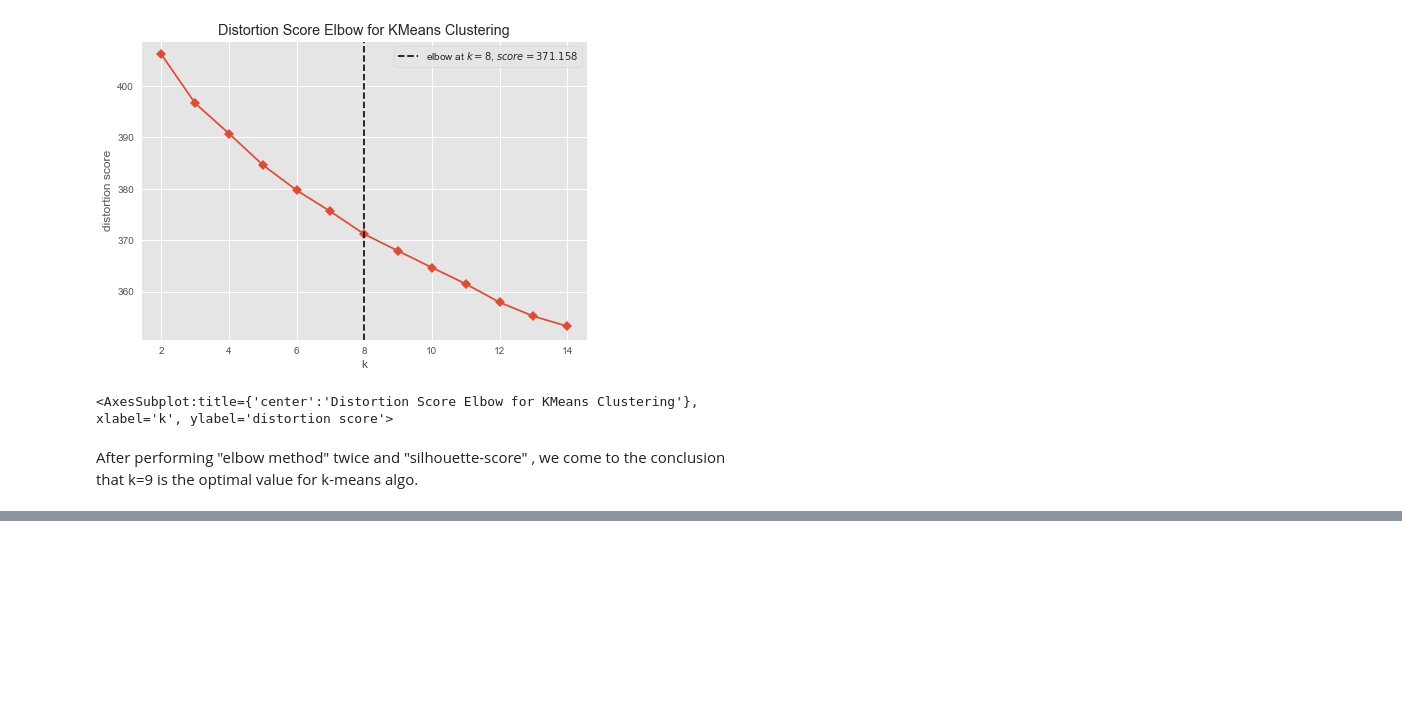
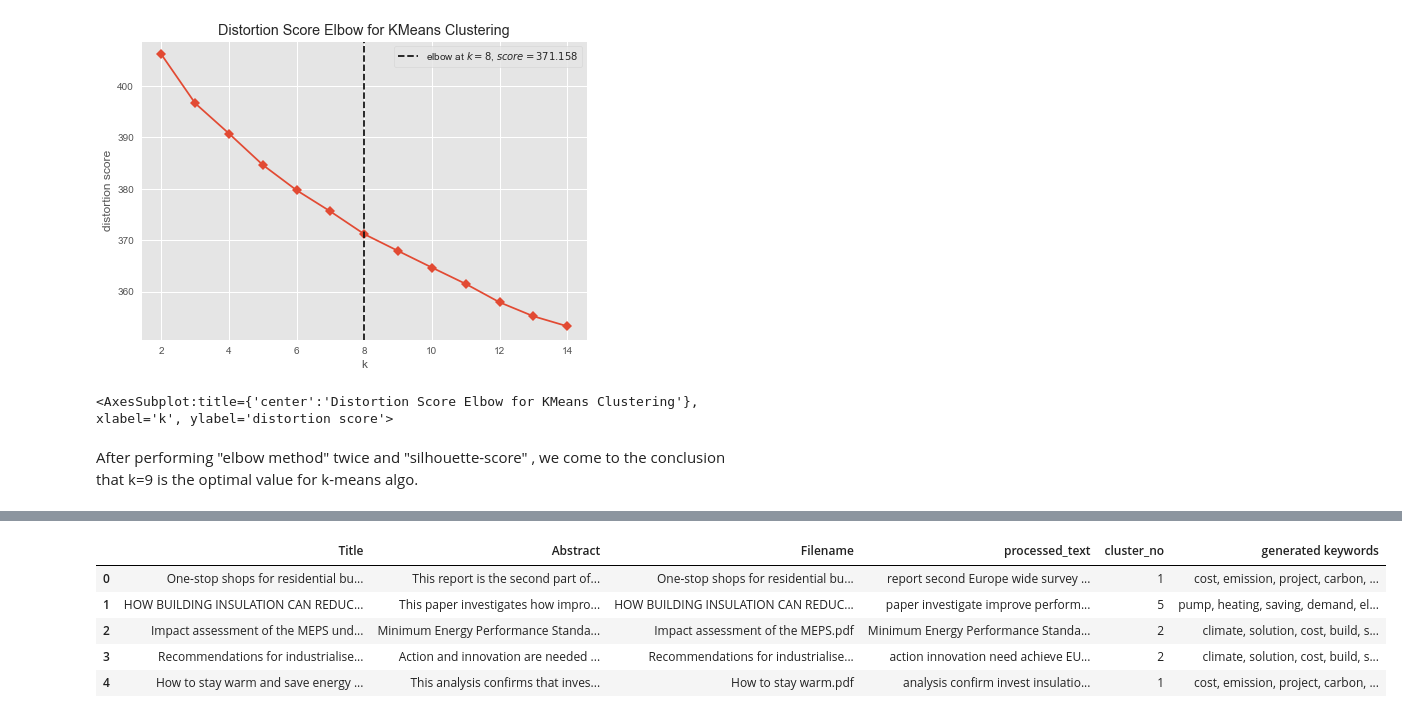
Before and after one commit to bivas16/RAG, a Jupyter notebook: clustering_app.ipynb, the cells around one changed output, grey strips where cells are left out. Saved outputs shown, nothing was run; the diff lists cells and outputs as text; code cells hidden in the pictures; blank space fills up the shorter version.

Commit message:
added function for topic modelling and query matching

```diff
--- a/clustering_app.ipynb
+++ b/clustering_app.ipynb
@@ -259,0 +321,30 @@ plt.show()
+# %%
+#extracts the keywords from each cluster
+
+# Functions for printing keywords for each topic
+def selected_topics(model, vectorizer, top_n=3):
+    current_words = []
+    keywords = []
+
+    for idx, topic in enumerate(model.components_):
+        words = [(vectorizer.get_feature_names()[i], topic[i]) for i in topic.argsort()[:-top_n - 1:-1]]
+        for word in words:
+            if word[0] not in current_words:
+                keywords.append(word)
+                current_words.append(word[0])
+
+    keywords.sort(key = lambda x: x[1])
+    keywords.reverse()
+    return_values = []
+    for ii in keywords:
+        return_values.append(ii[0])
+    return return_values
+# %%
+#append list of keywords for a single cluster.
+
+all_keywords = []
+for current_vectorizer, lda in enumerate(lda_models):
+    print("Current Cluster: " + str(current_vectorizer))
+
+    if vectorized_data[current_vectorizer] != None:
+        all_keywords.append(selected_topics(lda, vectorizers[current_vectorizer]))
@@ -259,0 +361,18 @@ plt.show()
+# %%
+# Creating a new column 'generated keywords' in the DataFrame
+df['generated keywords'] = None
+
+# Loop through the DataFrame rows and set the 'generated keywords' column based on the labels
+for index, row in df.iterrows():
+    label = row['cluster_no']
+    keywords_for_label = all_keywords[label]  # Get the corresponding keywords for the label
+    df.at[index, 'generated keywords'] = ', '.join(keywords_for_label)
+# %%
+df.head()
+# %% [output]
+|  | Title | Abstract | Filename | processed_text | cluster_no | generated keywords |
+| 0 | One-stop shops for residential bu... | This report is the second part of... | One-stop shops for residential bu... | report second Europe wide survey ... | 1 | cost, emission, project, carbon, ... |
+| 1 | HOW BUILDING INSULATION CAN REDUC... | This paper investigates how impro... | HOW BUILDING INSULATION CAN REDUC... | paper investigate improve perform... | 5 | pump, heating, saving, demand, el... |
+| 2 | Impact assessment of the MEPS und... | Minimum Energy Performance Standa... | Impact assessment of the MEPS.pdf | Minimum Energy Performance Standa... | 2 | climate, solution, cost, build, s... |
+| 3 | Recommendations for industrialise... | Action and innovation are needed ... | Recommendations for industrialise... | action innovation need achieve EU... | 2 | climate, solution, cost, build, s... |
+| 4 | How to stay warm and save energy ... | This analysis confirms that inves... | How to stay warm.pdf | analysis confirm invest insulatio... | 1 | cost, emission, project, carbon, ... |
```
Also changed, not shown: parts of 28 cells of this notebook.
